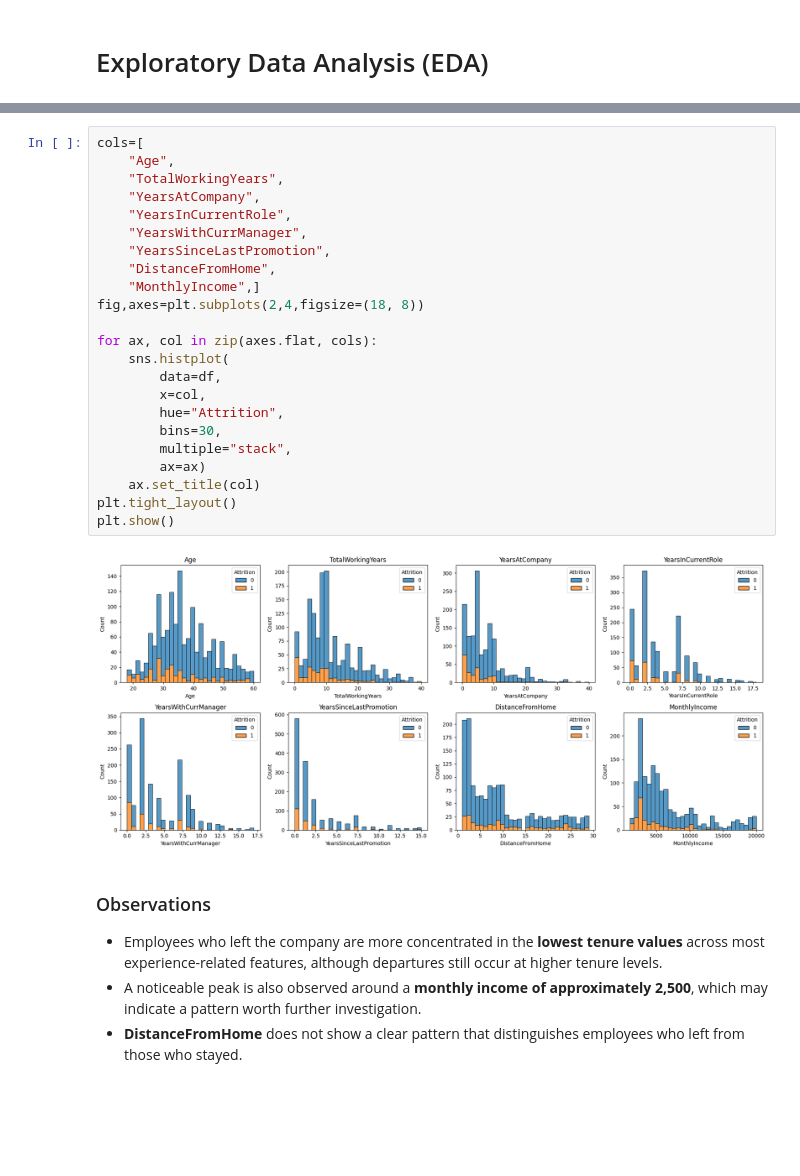
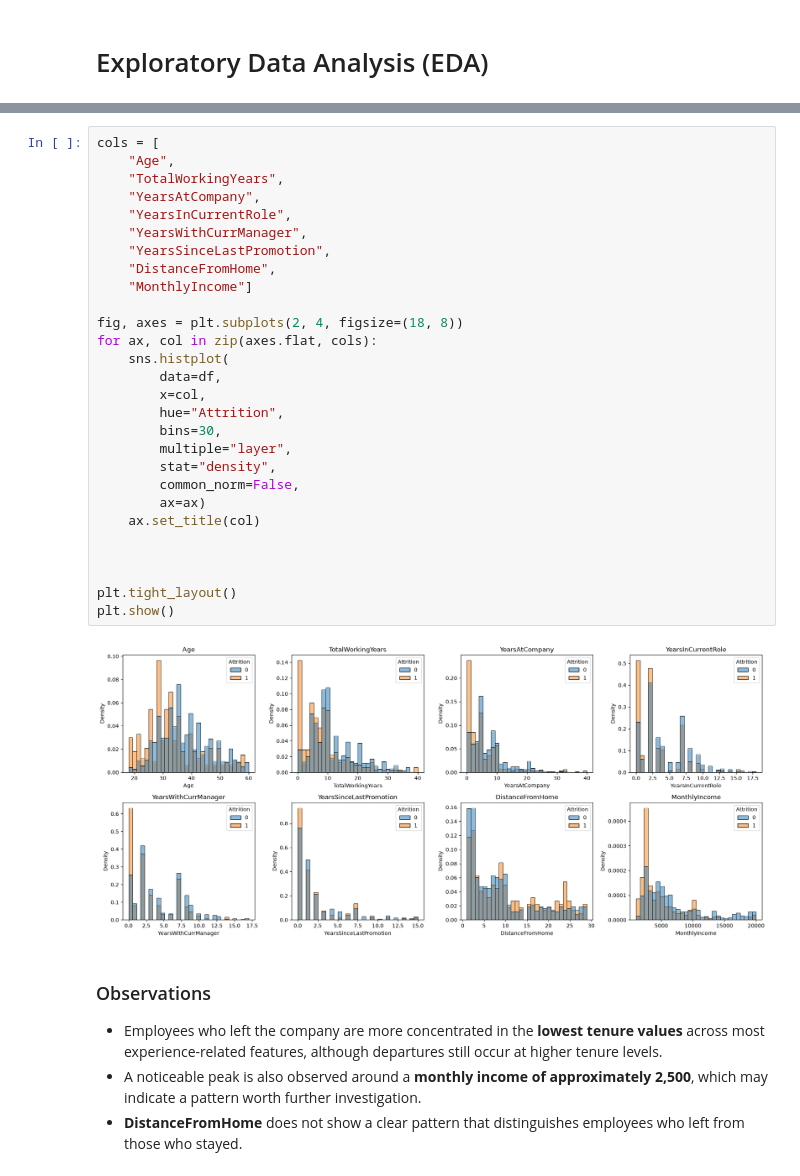
Before and after one commit to areenaAlmeshaly/Employee-Attrition-Prediction, a Jupyter notebook: Employee Attrition Prediction.ipynb, the cells around one changed output, grey strips where cells are left out. Cells and saved outputs as stored; diff of their text form; blank space fills up the shorter version.

```diff
--- a/Employee Attrition Prediction.ipynb
+++ b/Employee Attrition Prediction.ipynb
@@ -148,28 +233,33 @@ plt.show()
-# %%
-cols=[
-    "Age",
-    "TotalWorkingYears",
-    "YearsAtCompany",
-    "YearsInCurrentRole",
-    "YearsWithCurrManager",
-    "YearsSinceLastPromotion",
-    "DistanceFromHome",
-    "MonthlyIncome",]
-fig,axes=plt.subplots(2,4,figsize=(18, 8))
-
-for ax, col in zip(axes.flat, cols):
-    sns.histplot(
-        data=df,
-        x=col,
-        hue="Attrition",
-        bins=30,
-        multiple="stack",
-        ax=ax)
-    ax.set_title(col)
-plt.tight_layout()
-plt.show()
-# %% [output]
-[figure, removed]
+# %%
+cols = [
+    "Age",
+    "TotalWorkingYears",
+    "YearsAtCompany",
+    "YearsInCurrentRole",
+    "YearsWithCurrManager",
+    "YearsSinceLastPromotion",
+    "DistanceFromHome",
+    "MonthlyIncome"]
+
+fig, axes = plt.subplots(2, 4, figsize=(18, 8))
+for ax, col in zip(axes.flat, cols):
+    sns.histplot(
+        data=df,
+        x=col,
+        hue="Attrition",
+        bins=30,
+        multiple="layer",
+        stat="density",
+        common_norm=False,
+        ax=ax)
+    ax.set_title(col)
+
+
+
+plt.tight_layout()
+plt.show()
+# %% [output]
+[figure, added]
 # %% [markdown]
 ### Observations
 
```
Also changed, not shown: parts of 38 cells of this notebook.
